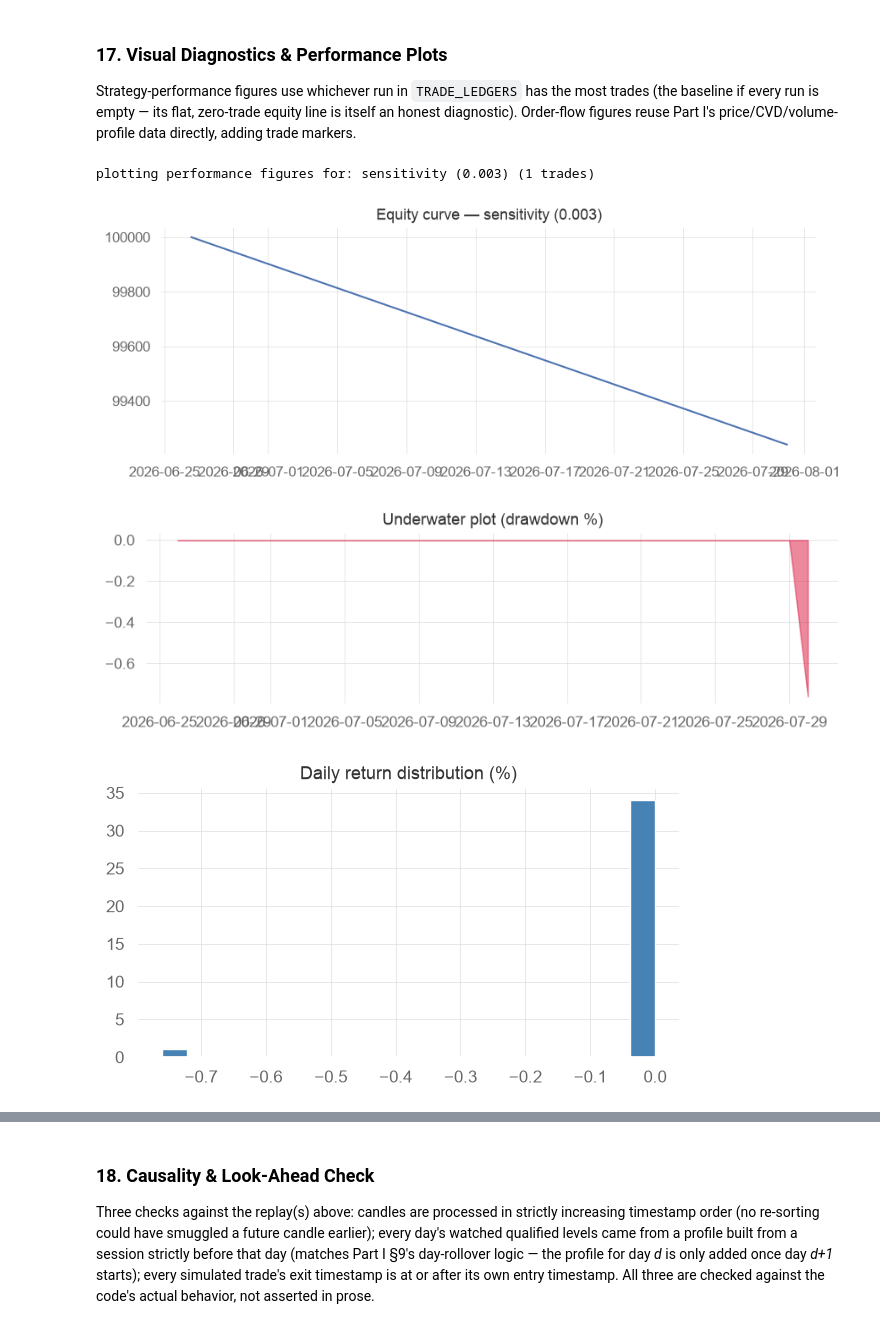
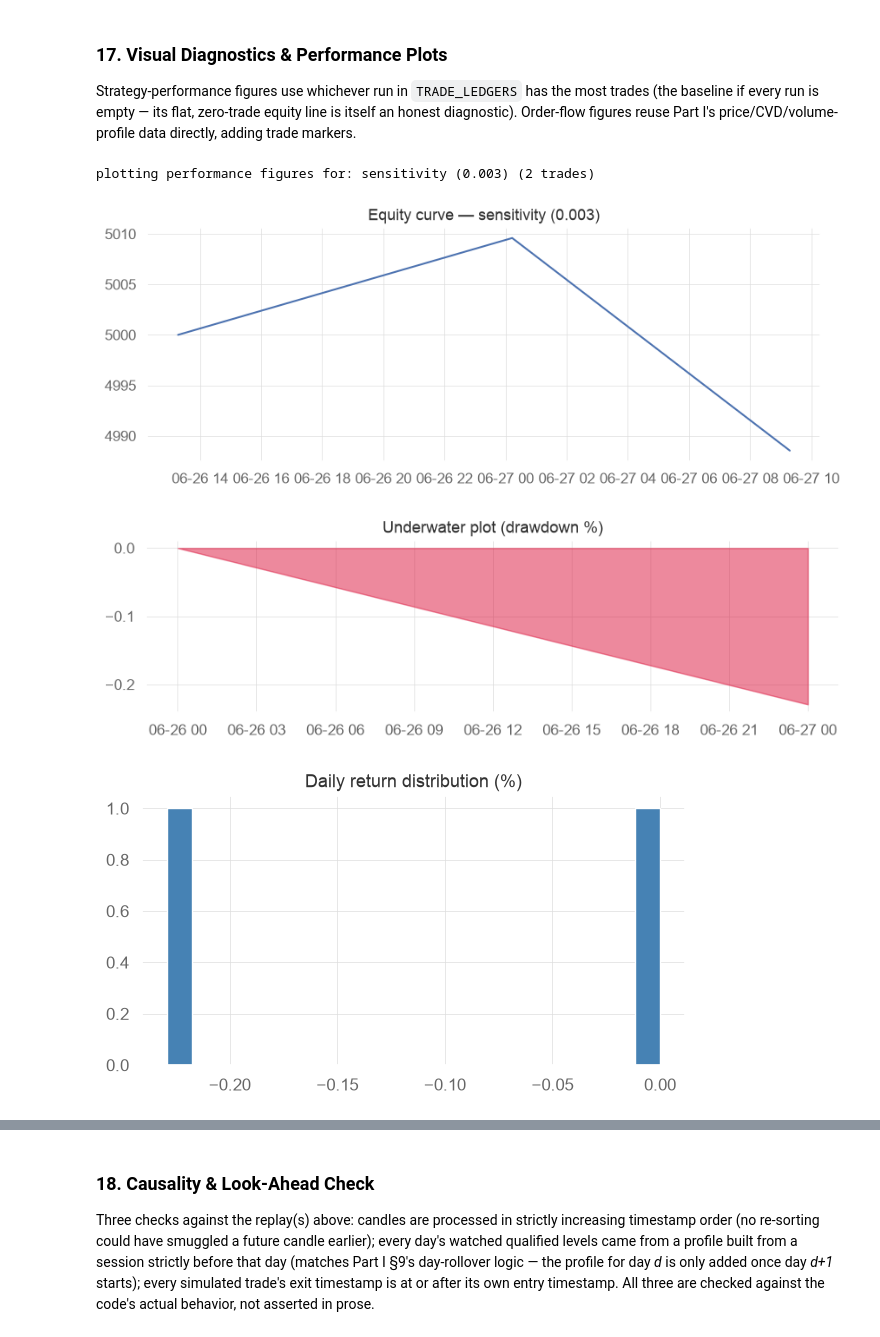
Before and after one commit to engr-bobet-14/orderflow-analysis-pro, a Jupyter notebook: notebook/01_orderflow_trading_strategy [baseline].ipynb, the cells around one changed output, grey strips where cells are left out. Saved outputs shown, nothing was run; the diff lists cells and outputs as text; code cells hidden in the pictures.

```diff
--- a/notebook/01_orderflow_trading_strategy [baseline].ipynb
+++ b/notebook/01_orderflow_trading_strategy [baseline].ipynb
@@ -762,0 +916,21 @@ SENSITIVITY_RESULTS[0.003]["aggregator"]._last_signal_time
+# %%
+# Integrate the adapter into Part II's historical replay: rerun the 0.003
+# sensitivity case (same price_proximity_pct, min_composite_score, and
+# signal_cooldown_seconds as the original run in cell 43) with the historical
+# cooldown clock instead of wall-clock time.
+SENSITIVITY_RESULT_HIST_CLOCK = run_pipeline_replay_historical_cooldown(price_proximity_pct=0.003)
+
+print(
+    f"wall-clock cooldown : {len(SENSITIVITY_RESULTS[0.003]['actions'])} action(s), "
+    f"_last_signal_time={SENSITIVITY_RESULTS[0.003]['aggregator']._last_signal_time}"
+)
+print(
+    f"historical cooldown : {len(SENSITIVITY_RESULT_HIST_CLOCK['actions'])} action(s), "
+    f"_last_signal_time={SENSITIVITY_RESULT_HIST_CLOCK['aggregator']._last_signal_time}"
+)
+
+# From here on, Sections 16-18 (backtest, metrics, plots, causality) use the
+# historical-cooldown-corrected 0.003 run in place of the wall-clock one. The
+# original `SENSITIVITY_RESULTS[0.003]` and the forensic evidence above are
+# left untouched as the record of the artifact.
+runs["sensitivity (0.003)"] = SENSITIVITY_RESULT_HIST_CLOCK
@@ -768,6 +945,7 @@ Entries and exits are the aggregator's own `enter`/`exit` actions from Section 1
 TAKER_FEE_BPS = 5.0
 SLIPPAGE_BPS = 1.0
 POSITION_NOTIONAL_USDT = 10_000.0  # fixed notional per trade, no compounding
+INITIAL_CAPITAL_USD = 5_000.0  # starting account equity for PnL/equity/drawdown — see note below
 
 
 def simulate_trades(actions: list[tuple[int, "AggregatedSignal"]], candles: list) -> pd.DataFrame:
@@ -895,43 +1076,43 @@ best_run = max(TRADE_LEDGERS, key=lambda name: len(TRADE_LEDGERS[name]))
 best_trades = TRADE_LEDGERS[best_run]
 print(f"plotting performance figures for: {best_run} ({len(best_trades)} trades)")
 
-INITIAL_CAPITAL = 100_000.0
+INITIAL_CAPITAL = INITIAL_CAPITAL_USD
 
 if best_trades.empty:
     equity = pd.Series([INITIAL_CAPITAL, INITIAL_CAPITAL], index=[CANDLES[0].timestamp_ms, CANDLES[-1].timestamp_ms])
     equity.index = pd.to_datetime(equity.index, unit="ms", utc=True)
 else:
     sorted_trades = best_trades.sort_values("exit_time")
     start_ts = pd.Timestamp(CANDLES[0].timestamp_ms, unit="ms", tz="UTC")
     equity_index = pd.DatetimeIndex([start_ts]).append(pd.DatetimeIndex(sorted_trades["exit_time"]))
     equity = pd.Series(
         [INITIAL_CAPITAL] + list(INITIAL_CAPITAL + sorted_trades["net_pnl"].cumsum()),
         index=equity_index,
     )
 
 daily_equity = equity.resample("1D").last().ffill()
 daily_returns = daily_equity.pct_change().fillna(0.0)
 drawdown_pct = (daily_equity / daily_equity.cummax() - 1.0) * 100.0
 
 fig, ax = plt.subplots(figsize=(10, 3.5))
 ax.plot(equity.index, equity.values)
 ax.set_title(f"Equity curve — {best_run}")
 plt.show()
 
 fig, ax = plt.subplots(figsize=(10, 2.5))
 ax.fill_between(drawdown_pct.index, drawdown_pct.values, 0.0, color="crimson", alpha=0.5)
 ax.set_title("Underwater plot (drawdown %)")
 plt.show()
 
 fig, ax = plt.subplots(figsize=(7, 3.5))
 ax.hist(daily_returns.values * 100.0, bins=20, color="steelblue")
 ax.set_title("Daily return distribution (%)")
 plt.show()
 # %% [output]
-plotting performance figures for: sensitivity (0.003) (1 trades)
+plotting performance figures for: sensitivity (0.003) (2 trades)
-[figure, old version]
+[figure, new version]
-[figure, old version]
+[figure, new version]
-[figure, old version]
+[figure, new version]
 # %%
 times_full = [pd.to_datetime(c.timestamp_ms, unit="ms", utc=True) for c in CANDLES]
 closes_full = [c.close for c in CANDLES]
```
Also changed, not shown: parts of 11 cells of this notebook.
